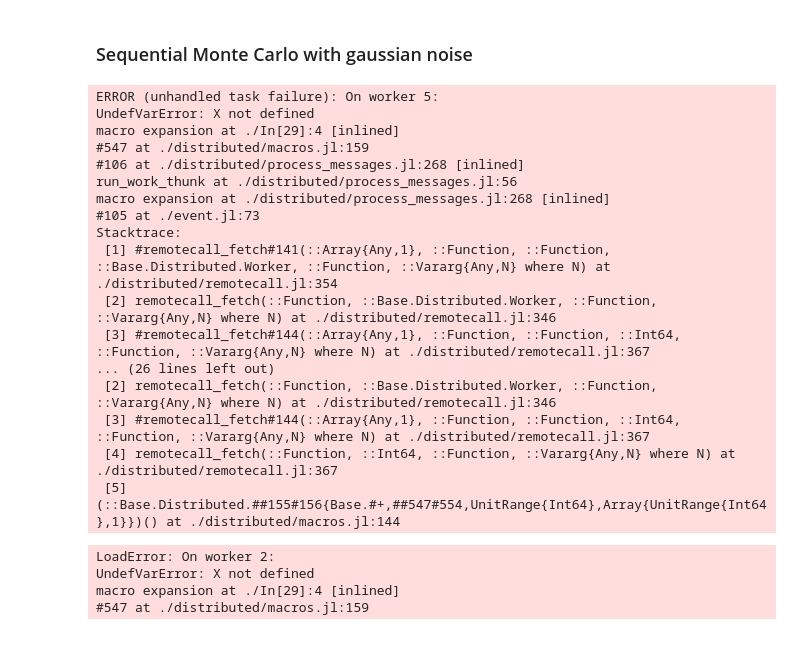
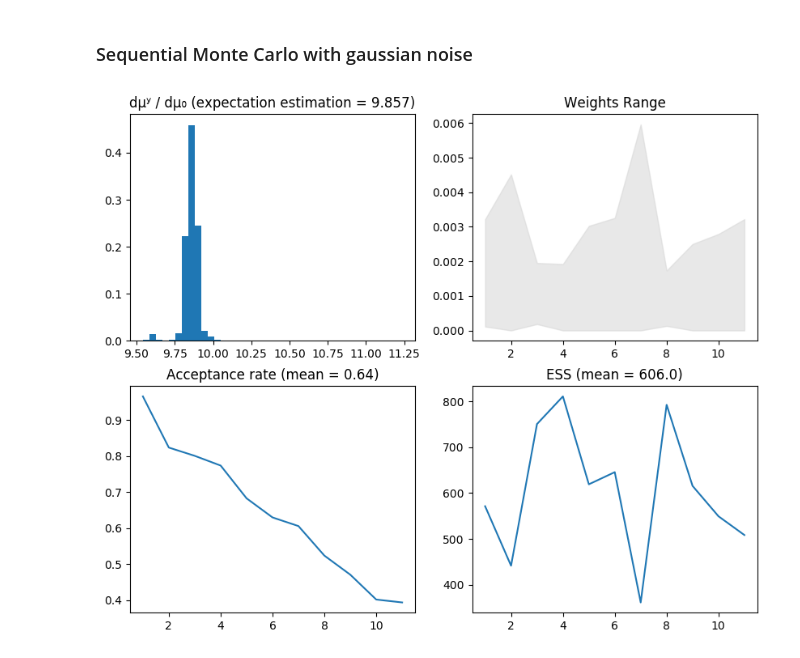
Before and after one commit to matthieubulte/smc, a Jupyter notebook: code/Results.ipynb, the cells around one changed output. Cells and saved outputs as stored; diff of their text form; code cells hidden in the pictures.

Commit message:
Improve plots

```diff
--- a/code/Results.ipynb
+++ b/code/Results.ipynb
@@ -98,8 +98,8 @@ function GaussianSequentialMonteCarlo(X₀, p, prior, ll; μ=0.1)
 
     acceptance_rate = ones(p) ./ N
     ess = zeros(p)
-    means = zeros(p)
-    vars = zeros(p)
+    maxweights = zeros(p)
+    minweights = zeros(p)
 
     # initialize
     s = @parallel (+) for i=1:N
@@ -136,56 +136,36 @@ function GaussianSequentialMonteCarlo(X₀, p, prior, ll; μ=0.1)
             accepted
         end
 
         # normalize weights
         s = @parallel (+) for i=1:N
             W[i] = exp(W[i])
         end
         @sync @parallel for i=1:N
             W[i] /= s
         end
 
+
+        minweights[n] = minimum(W)
+        maxweights[n] = maximum(W)
+
         # resample
-        means[n] = mean(W)
-        vars[n] = var(W)
-
         ess[n] = 1 / vecdot(W,W)
         if ess[n] < N/2
             perm = rand(Categorical(W[:]), N)
             @sync @parallel for i=1:N
                 X[i,:] = X[perm[i], :]
                 W[i] = 1/N
             end
         end
     end
 
-    W,X,acceptance_rate,ess,means,vars
+    W,X,acceptance_rate,ess,minweights,maxweights
 end
 
 N = 1000
 X₀ = reshape(rand(prior, N), N, 1)
 
 outs = GaussianSequentialMonteCarlo(X₀, 11, prior, loglikelihood, μ=0.1)
-
 plotSMC(outs);
 # %% [output]
-ERROR (unhandled task failure): On worker 5:
-UndefVarError: X not defined
-macro expansion at ./In[29]:4 [inlined]
-#547 at ./distributed/macros.jl:159
-#106 at ./distributed/process_messages.jl:268 [inlined]
-run_work_thunk at ./distributed/process_messages.jl:56
-macro expansion at ./distributed/process_messages.jl:268 [inlined]
-#105 at ./event.jl:73
-Stacktrace:
- [1] #remotecall_fetch#141(::Array{Any,1}, ::Function, ::Function, ::Base.Distributed.Worker, ::Function, ::Vararg{Any,N} where N) at ./distributed/remotecall.jl:354
- [2] remotecall_fetch(::Function, ::Base.Distributed.Worker, ::Function, ::Vararg{Any,N} where N) at ./distributed/remotecall.jl:346
- [3] #remotecall_fetch#144(::Array{Any,1}, ::Function, ::Function, ::Int64, ::Function, ::Vararg{Any,N} where N) at ./distributed/remotecall.jl:367
-... (26 lines left out)
- [2] remotecall_fetch(::Function, ::Base.Distributed.Worker, ::Function, ::Vararg{Any,N} where N) at ./distributed/remotecall.jl:346
- [3] #remotecall_fetch#144(::Array{Any,1}, ::Function, ::Function, ::Int64, ::Function, ::Vararg{Any,N} where N) at ./distributed/remotecall.jl:367
- [4] remotecall_fetch(::Function, ::Int64, ::Function, ::Vararg{Any,N} where N) at ./distributed/remotecall.jl:367
- [5] (::Base.Distributed.##155#156{Base.#+,##547#554,UnitRange{Int64},Array{UnitRange{Int64},1}})() at ./distributed/macros.jl:144
-LoadError: On worker 2:
-UndefVarError: X not defined
-macro expansion at ./In[29]:4 [inlined]
-#547 at ./distributed/macros.jl:159
+[figure, added]
```
Also changed, not shown: parts of 1 cell of this notebook, 1 other file.
